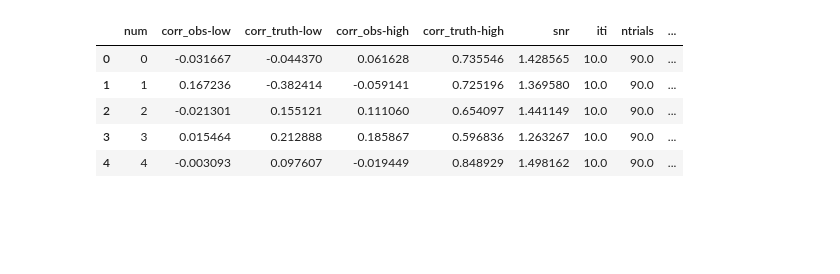
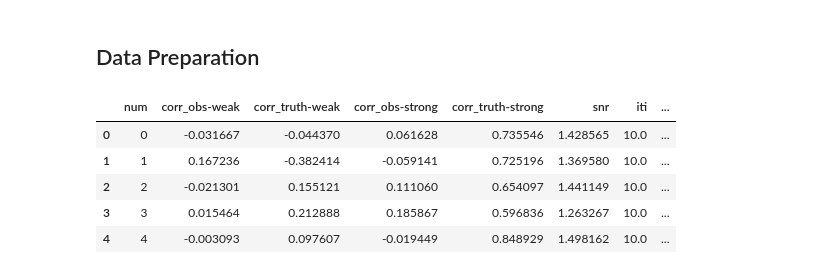
Before and after one commit to jdkent/betaSeriesSimulations, a Jupyter notebook: analysis/analysis.ipynb, the cells around one changed output. Cells and saved outputs as stored; diff of their text form; code cells hidden in the pictures; blank space fills up the shorter version.

```diff
--- a/analysis/analysis.ipynb
+++ b/analysis/analysis.ipynb
@@ -12 +25,3 @@ from glob import glob
+# %% [markdown]
+## Data Preparation
 # %%
@@ -30,32 +46,39 @@ for dfile in data_files:
 
     df_collector.append(df_final)
 # %%
+
 df_wide = pd.concat(df_collector, axis=0, ignore_index=True)
 df_wide["id"] = df_wide.index
-col_names = {"corr_ew": "corr_obs-low",
-             "corr_dr": "corr_obs-high",
-             "true_corr_dr": "corr_truth-high",
-             "true_corr_ew": "corr_truth-low"}
+col_names = {"corr_ew": "corr_obs-weak",
+             "corr_dr": "corr_obs-strong",
+             "true_corr_dr": "corr_truth-strong",
+             "true_corr_ew": "corr_truth-weak",
+             "ntrials": "ntrials_tot"}
 df_wide.rename(col_names, axis=1, inplace=True)
 
+# show trials per condition (instead of total)
+df_wide['ntrials_tot'] = df_wide.ntrials_tot.astype(int)
+df_wide['ntrials'] = df_wide['ntrials_tot'] // 2
+
 # effect size for observed 0.8 - 0.0
-df_wide['corr_obs-delta'] = df_wide['corr_obs-high'] - df_wide['corr_obs-low']
+df_wide['corr_obs-delta'] = df_wide['corr_obs-strong'] - df_wide['corr_obs-weak']
+
 # effect size for ground truth 0.8 - 0.0
-df_wide['corr_truth-delta'] = df_wide['corr_truth-high'] - df_wide['corr_truth-low']
+df_wide['corr_truth-delta'] = df_wide['corr_truth-strong'] - df_wide['corr_truth-weak']
 
 # discrepency between truth and observed for low
-df_wide['corr_disc-low'] = df_wide['corr_truth-low'] - df_wide['corr_obs-low']
+df_wide['corr_disc-weak'] = df_wide['corr_truth-weak'] - df_wide['corr_obs-weak']
 
 # discrepency between truth and observed for high
-df_wide['corr_disc-high'] = df_wide['corr_truth-high'] - df_wide['corr_obs-high']
+df_wide['corr_disc-strong'] = df_wide['corr_truth-strong'] - df_wide['corr_obs-strong']
 df_wide.head()
 # %% [output]
-|  | num | corr_obs-low | corr_truth-low | corr_obs-high | corr_truth-high | snr | iti | ntrials | ... |
-| 0 | 0 | -0.031667 | -0.044370 | 0.061628 | 0.735546 | 1.428565 | 10.0 | 90.0 | ... |
-| 1 | 1 | 0.167236 | -0.382414 | -0.059141 | 0.725196 | 1.369580 | 10.0 | 90.0 | ... |
-| 2 | 2 | -0.021301 | 0.155121 | 0.111060 | 0.654097 | 1.441149 | 10.0 | 90.0 | ... |
-| 3 | 3 | 0.015464 | 0.212888 | 0.185867 | 0.596836 | 1.263267 | 10.0 | 90.0 | ... |
-| 4 | 4 | -0.003093 | 0.097607 | -0.019449 | 0.848929 | 1.498162 | 10.0 | 90.0 | ... |
+|  | num | corr_obs-weak | corr_truth-weak | corr_obs-strong | corr_truth-strong | snr | iti | ... |
+| 0 | 0 | -0.031667 | -0.044370 | 0.061628 | 0.735546 | 1.428565 | 10.0 | ... |
+| 1 | 1 | 0.167236 | -0.382414 | -0.059141 | 0.725196 | 1.369580 | 10.0 | ... |
+| 2 | 2 | -0.021301 | 0.155121 | 0.111060 | 0.654097 | 1.441149 | 10.0 | ... |
+| 3 | 3 | 0.015464 | 0.212888 | 0.185867 | 0.596836 | 1.263267 | 10.0 | ... |
+| 4 | 4 | -0.003093 | 0.097607 | -0.019449 | 0.848929 | 1.498162 | 10.0 | ... |
 # %%
 # list the variables in order
 itis = df_wide.iti.unique()
```
Also changed, not shown: parts of 16 cells of this notebook, 11 other files.
